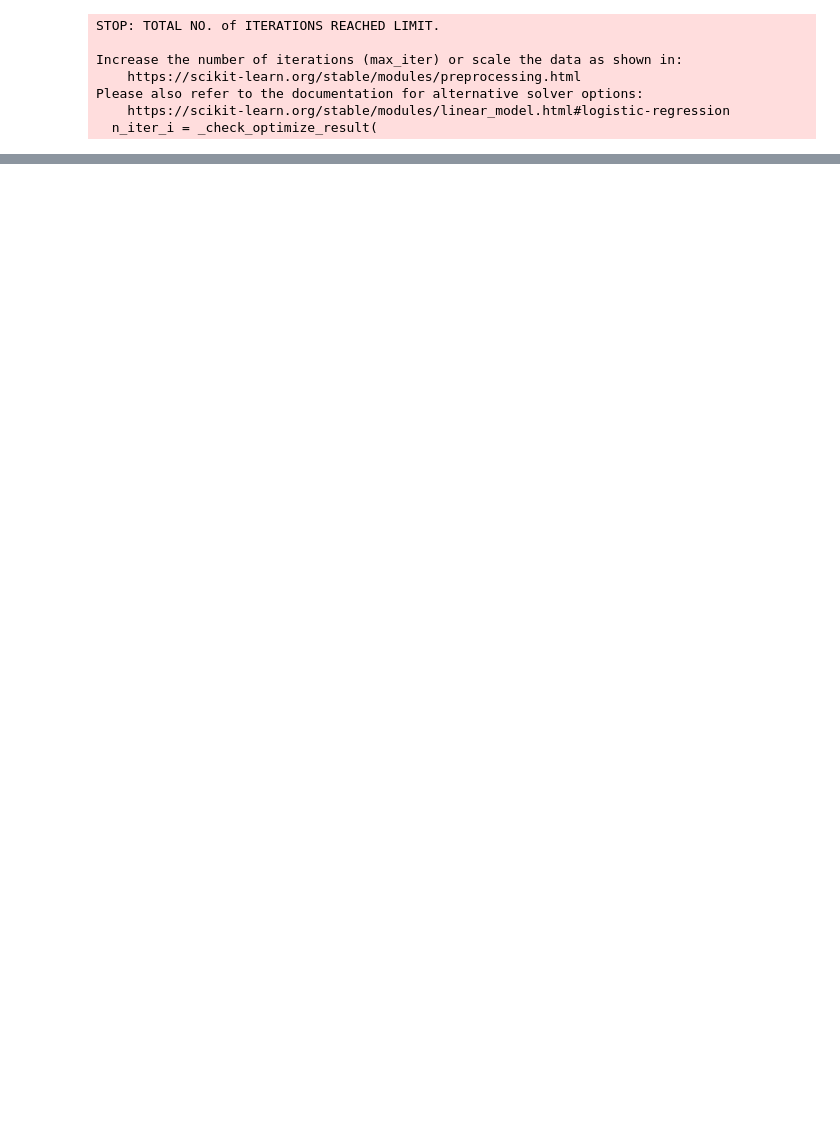
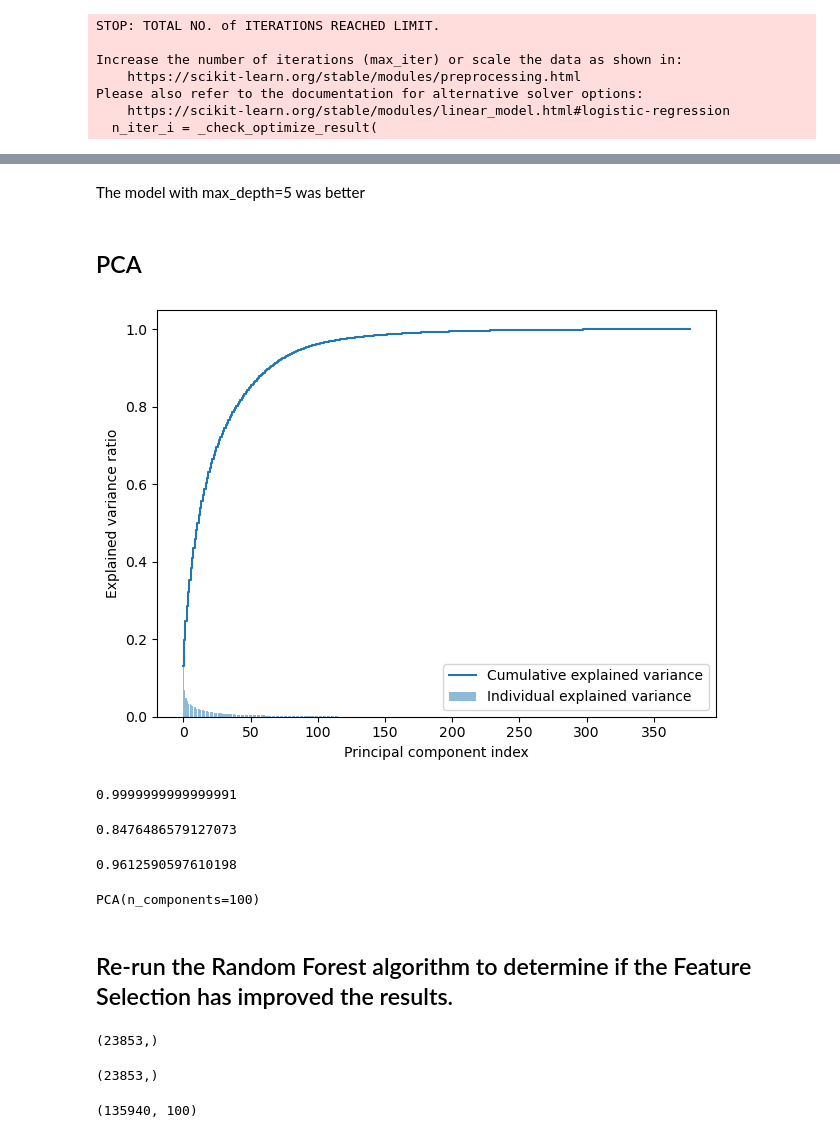
Before and after one commit to CyrielleMary/lab-handling-data-imbalance-classification, a Jupyter notebook: lab-handling-data-imbalance-classification.ipynb, the cells around one changed output, grey strips where cells are left out. Drawn from its saved outputs; the diff is of its cells as text; code cells hidden in the pictures; blank space fills up the shorter version.

```diff
--- a/lab-handling-data-imbalance-classification.ipynb
+++ b/lab-handling-data-imbalance-classification.ipynb
@@ -624,0 +547,3 @@ array([[13968,  8631],
+# %%
+y_train_over = train_oversampled['TARGET_B']
+X_train_over = train_oversampled.drop(columns=['TARGET_B'])
@@ -624,0 +582,15 @@ array([[13968,  8631],
+# %%
+clf2 = RandomForestClassifier(max_depth=10, # max number of questions to ask
+                             min_samples_split=20, # amount of rows still considered at every question
+                             min_samples_leaf =20, # ultimate answer based on at least this many rows
+                             max_samples=0.8, # fraction of X-train to use in each tree
+                             random_state=42)
+clf2.fit(X_train_over, y_train_over)
+print('Accuracy Train : ', clf2.score(X_train_over, y_train_over))
+print('Accuracy Test : ', clf2.score(X_test, y_test))
+
+y_pred = clf2.predict(X_test)
+print('y_test')
+display(y_test.value_counts())
+print('confusion_matrix')
+display(confusion_matrix(y_test, y_pred))
@@ -624,0 +612,49 @@ array([[13968,  8631],
+# %% [markdown]
+The model with max_depth=5 was better
+# %% [markdown]
+## PCA
+# %%
+from sklearn.decomposition import PCA
+pca = PCA()
+X_train_pca = pca.fit(X_train_over)
+#if the number is below 1, it is a percentage of features, a number > 1 is the number of features
+# %%
+exp_var_pca = pca.explained_variance_ratio_
+
+import matplotlib.pyplot as plt
+
+# Cumulative sum of explained variance; This will be used to create step plot
+# for visualizing the variance explained by each principal component.
+
+cum_sum_variance = np.cumsum(exp_var_pca)
+cum_sum_variance
+
+# Create the visualization plot
+plt.bar(range(0,len(exp_var_pca)), exp_var_pca,
+        alpha=0.5, align='center', label='Individual explained variance')
+plt.step(range(0,len(cum_sum_variance)), cum_sum_variance,
+         where='mid',label='Cumulative explained variance')
+plt.ylabel('Explained variance ratio')
+plt.xlabel('Principal component index')
+plt.legend(loc='best')
+plt.tight_layout()
+plt.show()
+# %% [output]
+[figure, added]
+# %%
+sum(pca.explained_variance_ratio_)
+# %% [output]
+0.9999999999999991
+# %%
+pca.explained_variance_ratio_[:50].sum()
+# %% [output]
+0.8476486579127073
+# %%
+pca.explained_variance_ratio_[:100].sum()
+# %% [output]
+0.9612590597610198
+# %%
+pca = PCA(100)
+pca.fit(X_train_over)
+# %% [output]
+PCA(n_components=100)
@@ -624,0 +664,2 @@ array([[13968,  8631],
+# %% [markdown]
+## Re-run the Random Forest algorithm to determine if the Feature Selection has improved the results.
@@ -624,0 +669,10 @@ array([[13968,  8631],
+# %%
+print(y_test.shape)
+y_pred_pca.shape
+# %% [output]
+(23853,)
+(23853,)
+# %%
+X_train_pca.shape
+# %% [output]
+(135940, 100)
```
Also changed, not shown: parts of 58 cells of this notebook.
